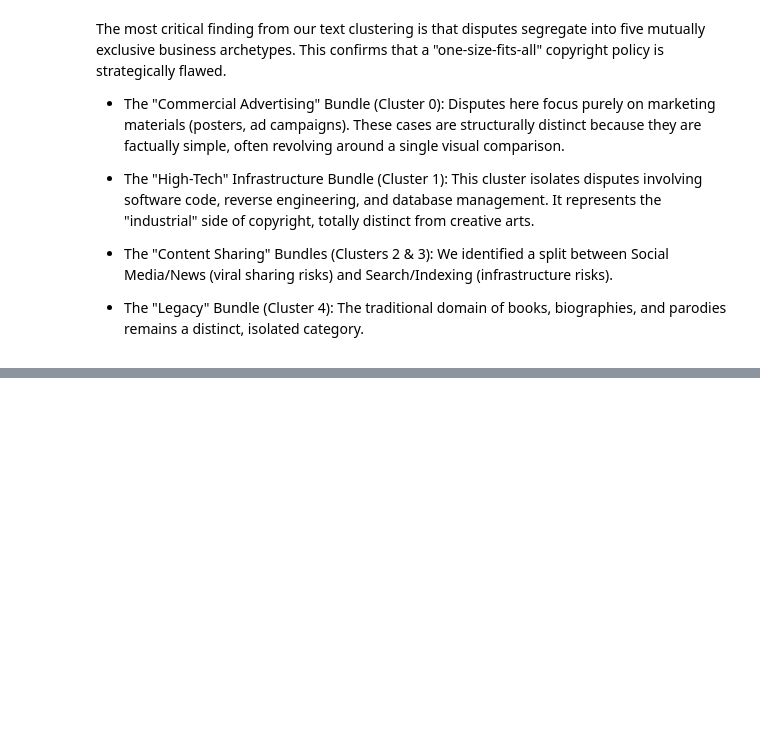
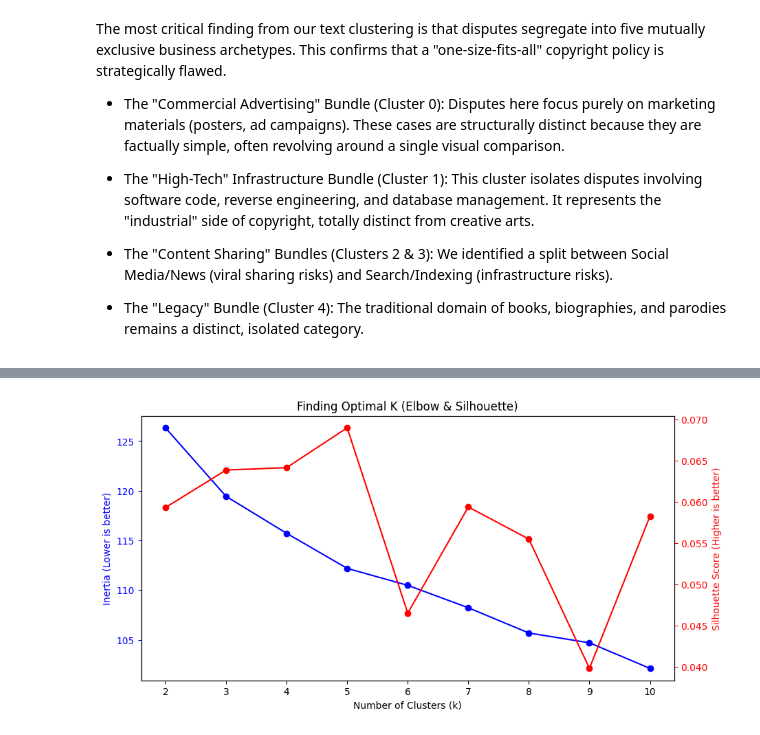
Before and after one commit to mqanaq/BA820-B1-Team13, a Jupyter notebook: Danish_Azmi/M4_Danish_Kamal_Azmi.ipynb, the cells around one changed output, grey strips where cells are left out. Cells and saved outputs as stored; diff of their text form; code cells hidden in the pictures; blank space fills up the shorter version.

```diff
--- a/Danish_Azmi/M4_Danish_Kamal_Azmi.ipynb
+++ b/Danish_Azmi/M4_Danish_Kamal_Azmi.ipynb
@@ -311,0 +417,4 @@ The most critical finding from our text clustering is that disputes segregate in
+# %%
+#Applying the PCA
+pca_final = PCA(n_components=81, random_state=42)
+embeddings_reduced = pca_final.fit_transform(embeddings)
@@ -311,0 +425,30 @@ The most critical finding from our text clustering is that disputes segregate in
+# %%
+inertia = []
+sil_scores = []
+K_range = range(2, 11)
+
+for k in K_range:
+    kmeans = KMeans(n_clusters=k, random_state=42, n_init=10)
+    kmeans.fit(embeddings_reduced)
+
+    inertia.append(kmeans.inertia_)
+    sil_scores.append(silhouette_score(embeddings_reduced, kmeans.labels_))
+
+fig, ax1 = plt.subplots(figsize=(10, 5))
+
+# Plot Inertia (Elbow)
+ax1.plot(K_range, inertia, 'bo-', label='Inertia')
+ax1.set_xlabel('Number of Clusters (k)')
+ax1.set_ylabel('Inertia (Lower is better)', color='b')
+ax1.tick_params('y', colors='b')
+
+# Plot Silhouette Score
+ax2 = ax1.twinx()
+ax2.plot(K_range, sil_scores, 'ro-', label='Silhouette Score')
+ax2.set_ylabel('Silhouette Score (Higher is better)', color='r')
+ax2.tick_params('y', colors='r')
+
+plt.title("Finding Optimal K (Elbow & Silhouette)")
+plt.show()
+# %% [output]
+[figure, added]
```
Also changed, not shown: parts of 27 cells of this notebook.
